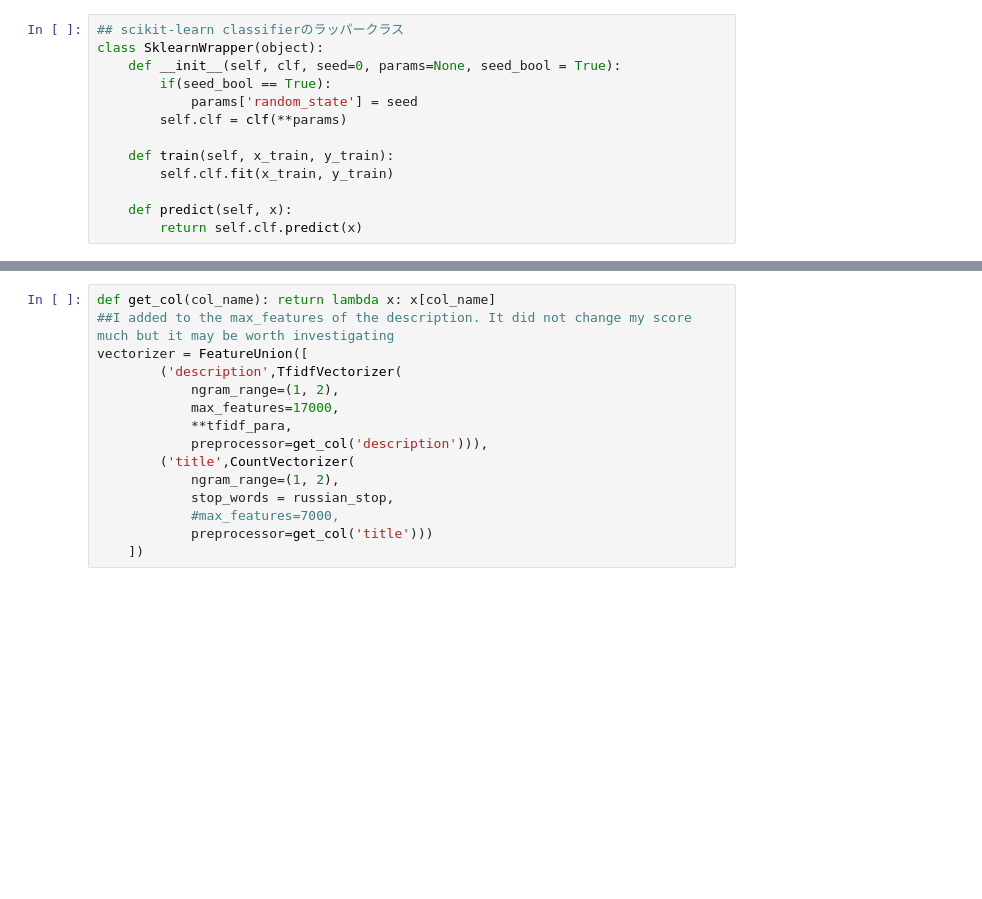
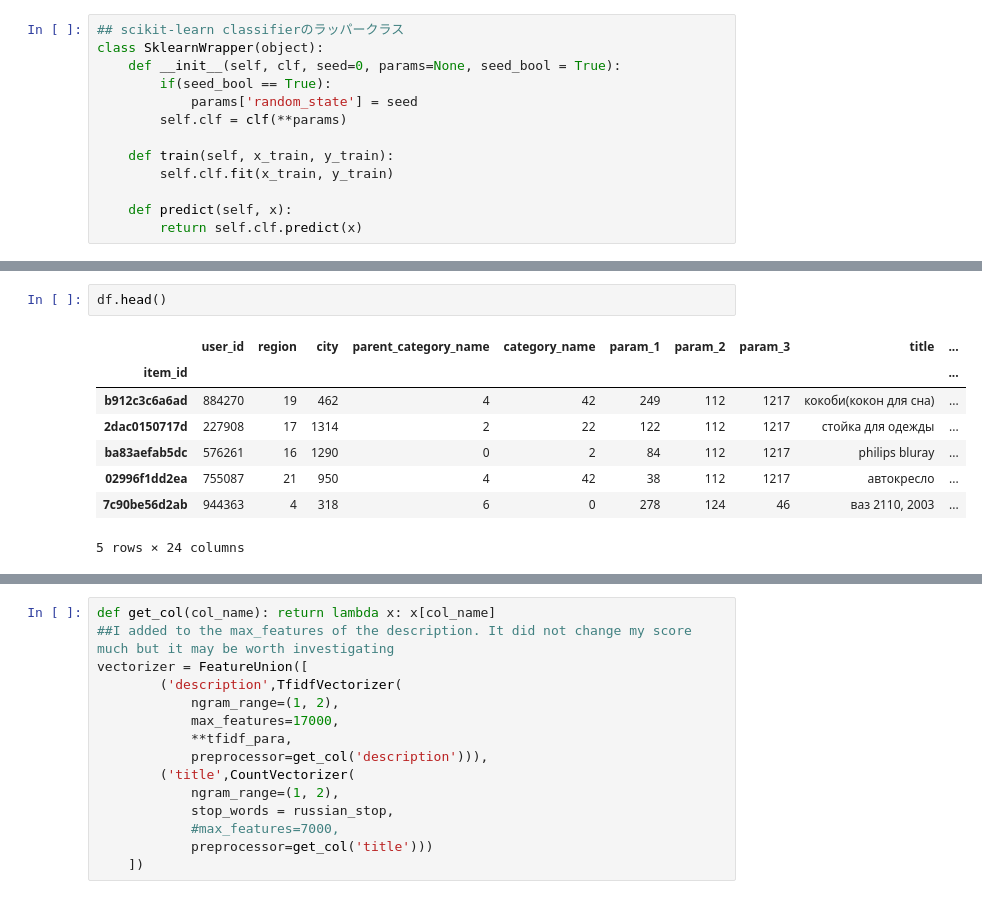
Before and after one commit to stanaya/avito, a Jupyter notebook: avito_kernel_reading.ipynb, the cells around one changed output, grey strips where cells are left out. Drawn from its saved outputs; the diff is of its cells as text; blank space fills up the shorter version.

```diff
--- a/avito_kernel_reading.ipynb
+++ b/avito_kernel_reading.ipynb
@@ -141,3 +175,14 @@ for col in categorical:
+# %%
+df.head()
+# %% [output]
+|  | user_id | region | city | parent_category_name | category_name | param_1 | param_2 | param_3 | title | ... |
+| item_id |  |  |  |  |  |  |  |  |  | ... |
+| b912c3c6a6ad | 884270 | 19 | 462 | 4 | 42 | 249 | 112 | 1217 | кокоби(кокон для сна) | ... |
+| 2dac0150717d | 227908 | 17 | 1314 | 2 | 22 | 122 | 112 | 1217 | стойка для одежды | ... |
+| ba83aefab5dc | 576261 | 16 | 1290 | 0 | 2 | 84 | 112 | 1217 | philips bluray | ... |
+| 02996f1dd2ea | 755087 | 21 | 950 | 4 | 42 | 38 | 112 | 1217 | автокресло | ... |
+| 7c90be56d2ab | 944363 | 4 | 318 | 6 | 0 | 278 | 124 | 46 | ваз 2110, 2003 | ... |
+5 rows × 24 columns
 # %%
 print("\nText Features")
 
```
Also changed, not shown: parts of 27 cells of this notebook, 9 other files.
